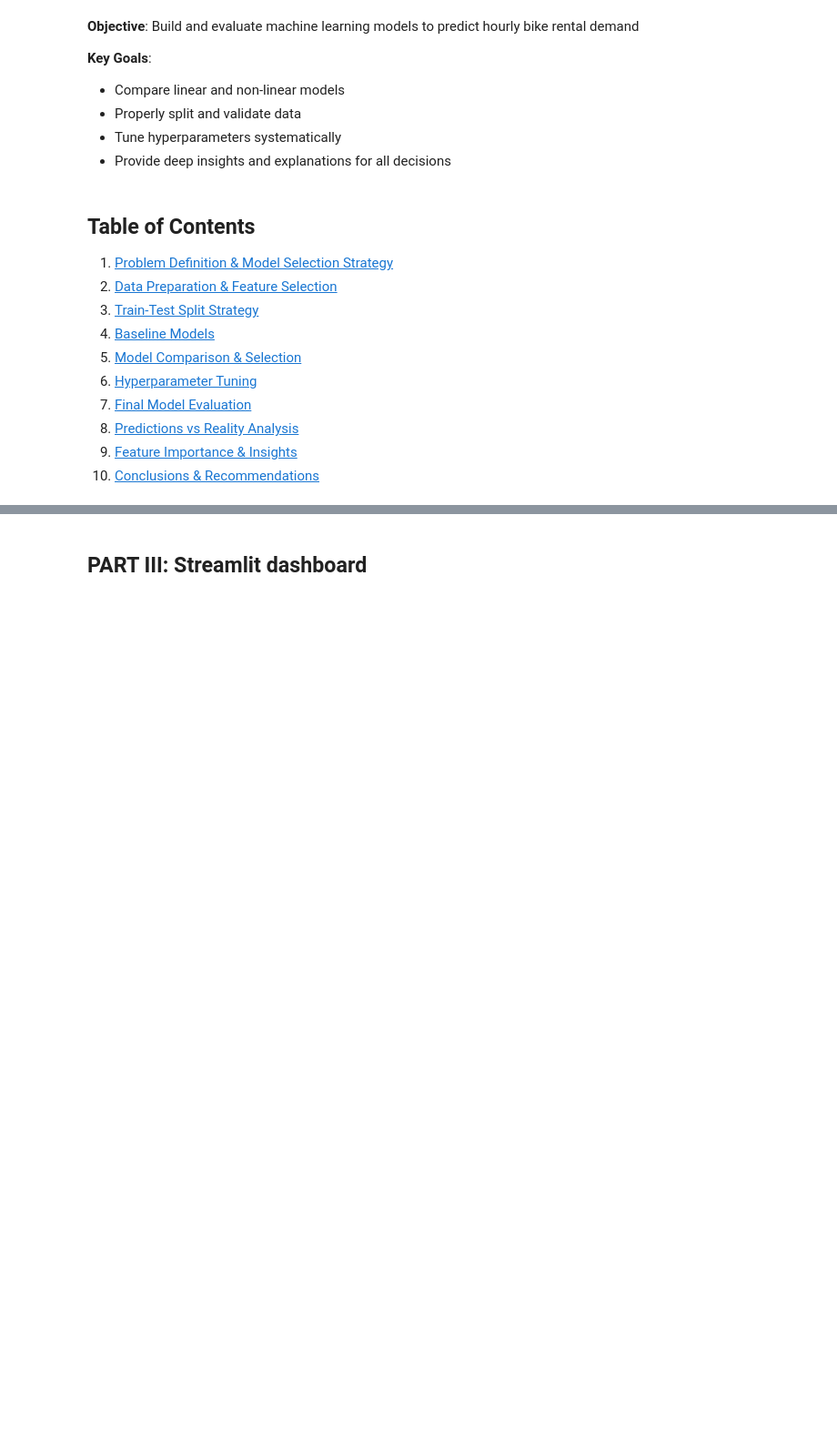
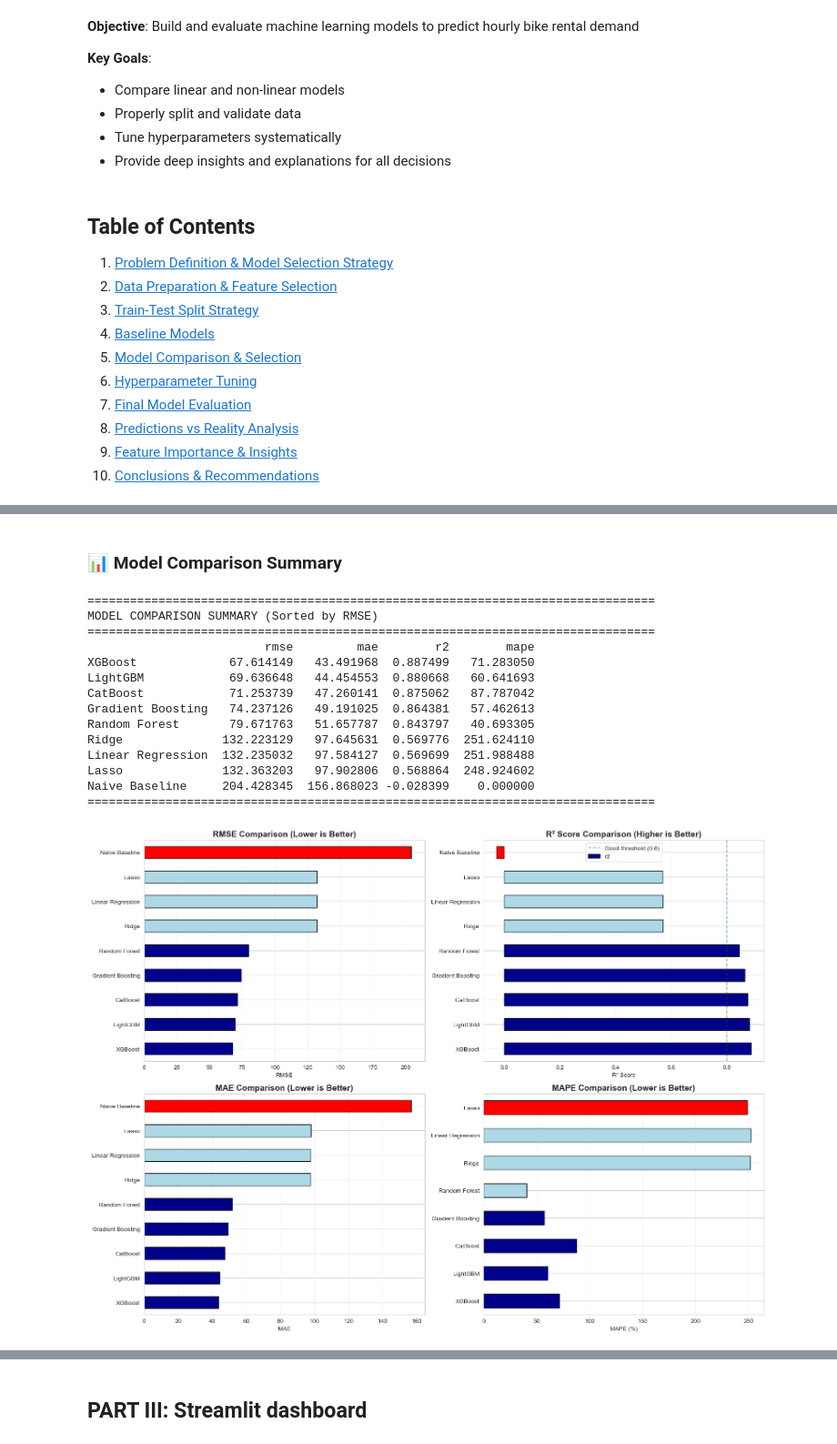
Before and after one commit to KennyHc/python_group, a Jupyter notebook: Group0_Notebook_Assignment2.ipynb, the cells around one changed output, grey strips where cells are left out. Shown at 91% size. Cells and saved outputs as stored; diff of their text form; code cells hidden in the pictures; blank space fills up the shorter version.

```diff
--- a/Group0_Notebook_Assignment2.ipynb
+++ b/Group0_Notebook_Assignment2.ipynb
@@ -560,0 +1118,64 @@ ax.grid(True, alpha=0.3, axis='y')
+# %% [markdown]
+### 📊 Model Comparison Summary
+# %%
+results_df = pd.DataFrame(model_results).T
+results_df = results_df.sort_values('rmse')
+
+print("\n" + "="*80)
+print("MODEL COMPARISON SUMMARY (Sorted by RMSE)")
+print("="*80)
+print(results_df.to_string())
+print("="*80)
+
+# Visualize comparison
+fig, axes = plt.subplots(2, 2, figsize=(16, 12))
+
+# RMSE comparison
+ax = axes[0, 0]
+colors = ['red' if x == 'Naive Baseline' else 'lightblue' if 'Regression' in x or x in ['Ridge', 'Lasso'] else 'darkblue' for x in results_df.index]
+results_df['rmse'].plot(kind='barh', ax=ax, color=colors, edgecolor='black')
+ax.set_title('RMSE Comparison (Lower is Better)', fontsize=14, fontweight='bold')
+ax.set_xlabel('RMSE')
+ax.grid(True, alpha=0.3, axis='x')
+
+# R² comparison
+ax = axes[0, 1]
+results_df['r2'].plot(kind='barh', ax=ax, color=colors, edgecolor='black')
+ax.set_title('R² Score Comparison (Higher is Better)', fontsize=14, fontweight='bold')
+ax.set_xlabel('R² Score')
+ax.grid(True, alpha=0.3, axis='x')
+ax.axvline(0.8, color='green', linestyle='--', alpha=0.5, label='Good threshold (0.8)')
+ax.legend()
+
+# MAE comparison
+ax = axes[1, 0]
+results_df['mae'].plot(kind='barh', ax=ax, color=colors, edgecolor='black')
+ax.set_title('MAE Comparison (Lower is Better)', fontsize=14, fontweight='bold')
+ax.set_xlabel('MAE')
+ax.grid(True, alpha=0.3, axis='x')
+
+# MAPE comparison
+ax = axes[1, 1]
+results_df[results_df.index != 'Naive Baseline']['mape'].plot(kind='barh', ax=ax, color=colors[1:], edgecolor='black')
+ax.set_title('MAPE Comparison (Lower is Better)', fontsize=14, fontweight='bold')
+ax.set_xlabel('MAPE (%)')
+ax.grid(True, alpha=0.3, axis='x')
+
+plt.tight_layout()
+plt.show()
+# %% [output]
+================================================================================
+MODEL COMPARISON SUMMARY (Sorted by RMSE)
+================================================================================
+                         rmse         mae        r2        mape
+XGBoost             67.614149   43.491968  0.887499   71.283050
+LightGBM            69.636648   44.454553  0.880668   60.641693
+CatBoost            71.253739   47.260141  0.875062   87.787042
+Gradient Boosting   74.237126   49.191025  0.864381   57.462613
+Random Forest       79.671763   51.657787  0.843797   40.693305
+Ridge              132.223129   97.645631  0.569776  251.624110
+Linear Regression  132.235032   97.584127  0.569699  251.988488
+Lasso              132.363203   97.902806  0.568864  248.924602
+Naive Baseline     204.428345  156.868023 -0.028399    0.000000
+================================================================================
+[figure, added]
```
Also changed, not shown: parts of 43 cells of this notebook.
